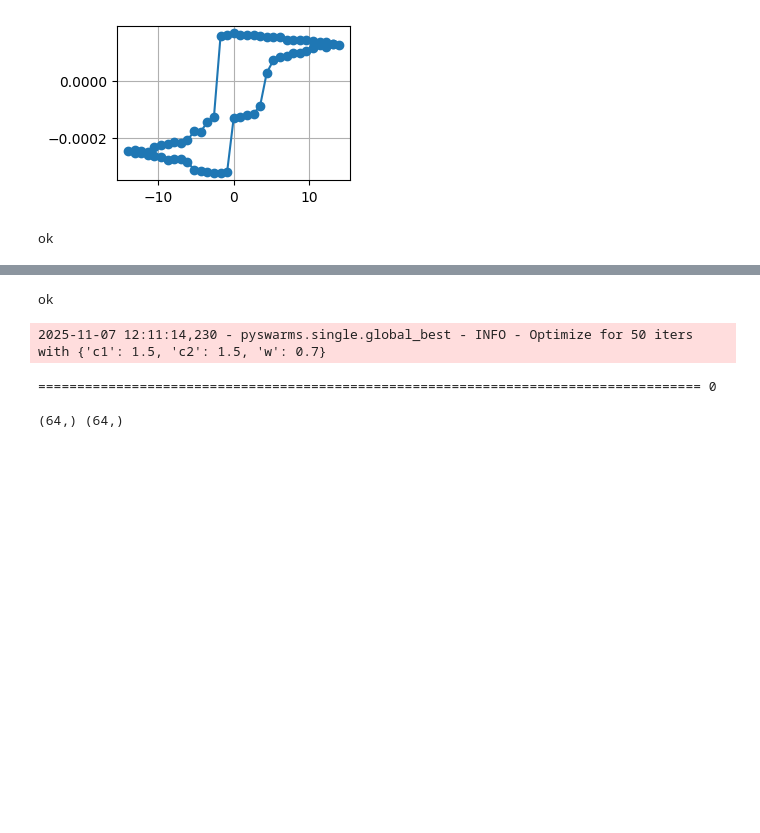
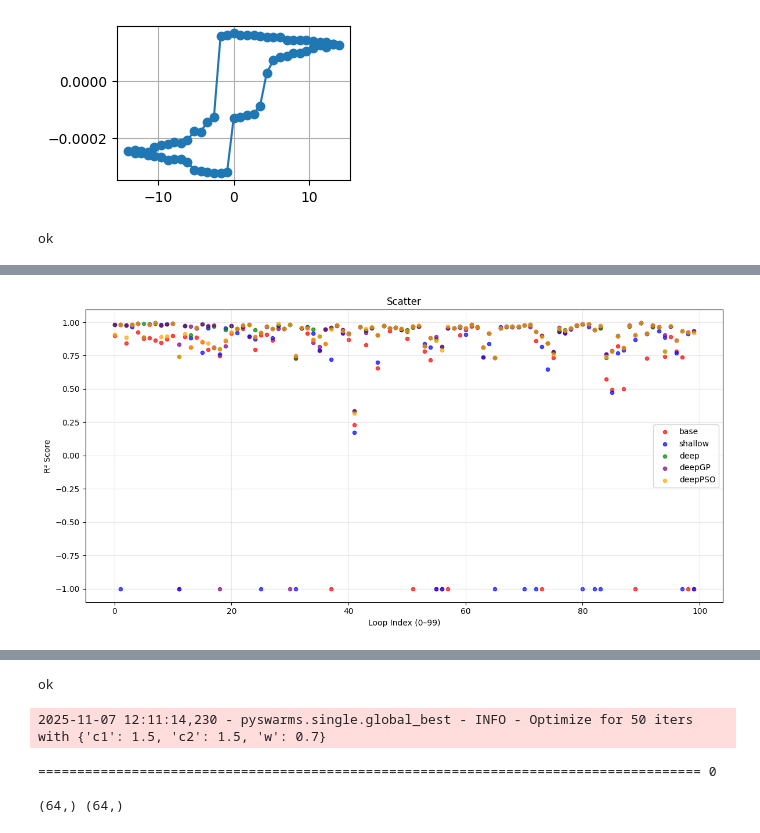
Before and after one commit to pycroscopy/BGlib, a Jupyter notebook: BGlib/misc/jc2_bg_gui_basic_test_fitting.ipynb, the cells around one changed output, grey strips where cells are left out. Cells and saved outputs as stored; diff of their text form; code cells hidden in the pictures; blank space fills up the shorter version.

Commit message:
comparison results across 5 variants with 100 loops

```diff
--- a/BGlib/misc/jc2_bg_gui_basic_test_fitting.ipynb
+++ b/BGlib/misc/jc2_bg_gui_basic_test_fitting.ipynb
@@ -2021,8 +2035,7 @@ print('ok')
 ok
 # %%
 ## compare test fitting
-import time
-from sklearn.metrics import r2_score
+
 
 # Your 5 guess functions
 guess_functions = {
@@ -2046,8 +2059,8 @@ for name, guess_fn in guess_functions.items():
     start_time = time.time()
 
     plot_no = 0
-    for i in range(4):
-        for j in range(4):
+    for i in range(10):
+        for j in range(10):
             print(i, j)
             f = 0
             c = 0
@@ -2214,0 +2373,20 @@ All 16 scores:    [0.9819 0.9833 0.9782 0.977  0.9893 0.7422 0.9761 0.8188 0.927
+# %%
+plt.figure(figsize=(12,6))
+
+methods = list(results.keys())
+colors = ["red", "blue", "green", "purple", "orange"]
+
+for idx, name in enumerate(methods):
+    r2_vals = np.array(results[name]["r2_scores"])
+    x_vals = np.arange(len(r2_vals))  # 0..99
+    plt.scatter(x_vals, r2_vals, s=20, color=colors[idx], alpha=0.7, label=name)
+
+plt.xlabel("Loop Index (0–99)")
+plt.ylabel("R² Score")
+plt.title("Scatter")
+plt.grid(True, alpha=0.3)
+plt.legend()
+plt.tight_layout()
+plt.show()
+# %% [output]
+[figure, added]
```
Also changed, not shown: parts of 35 cells of this notebook.
